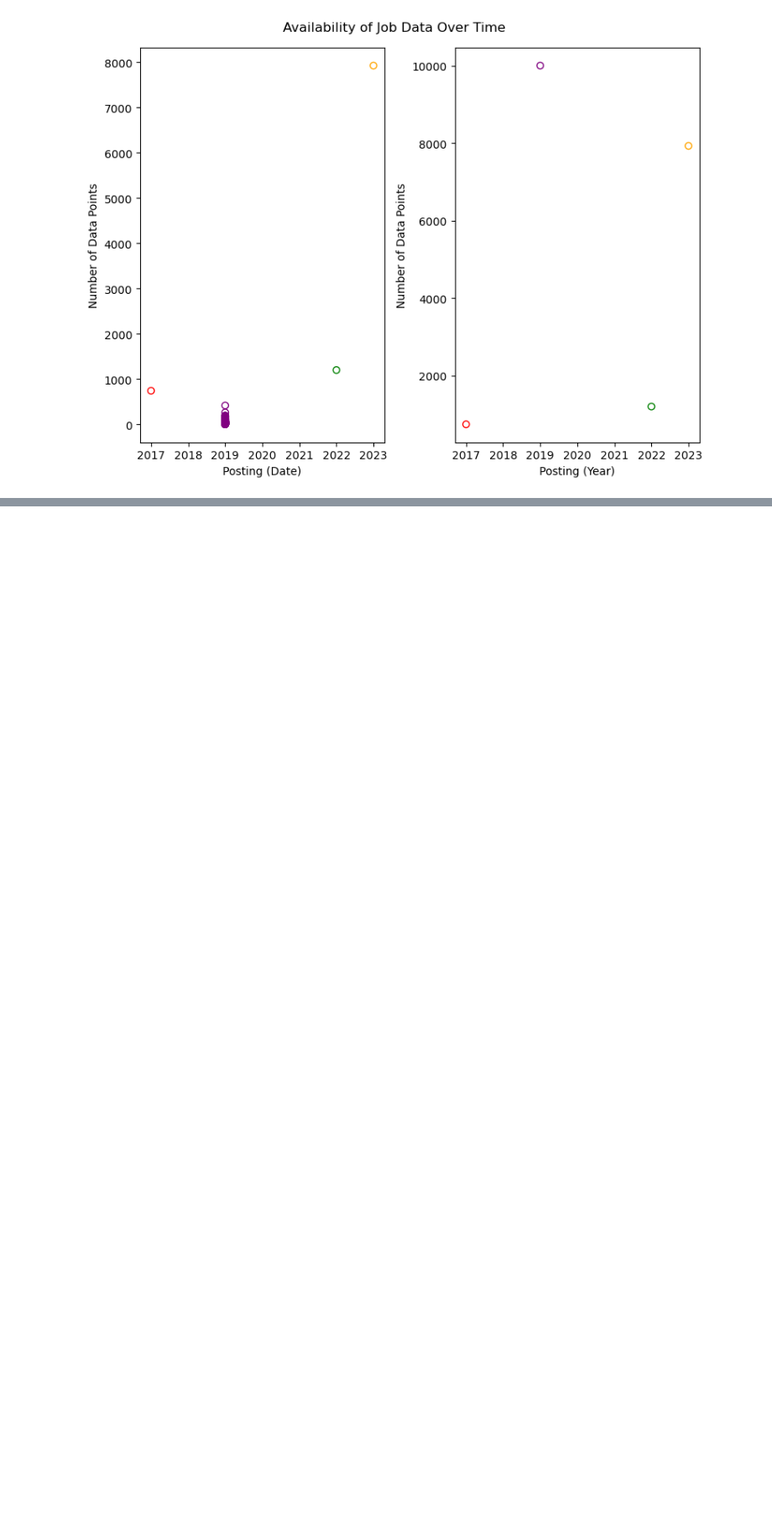
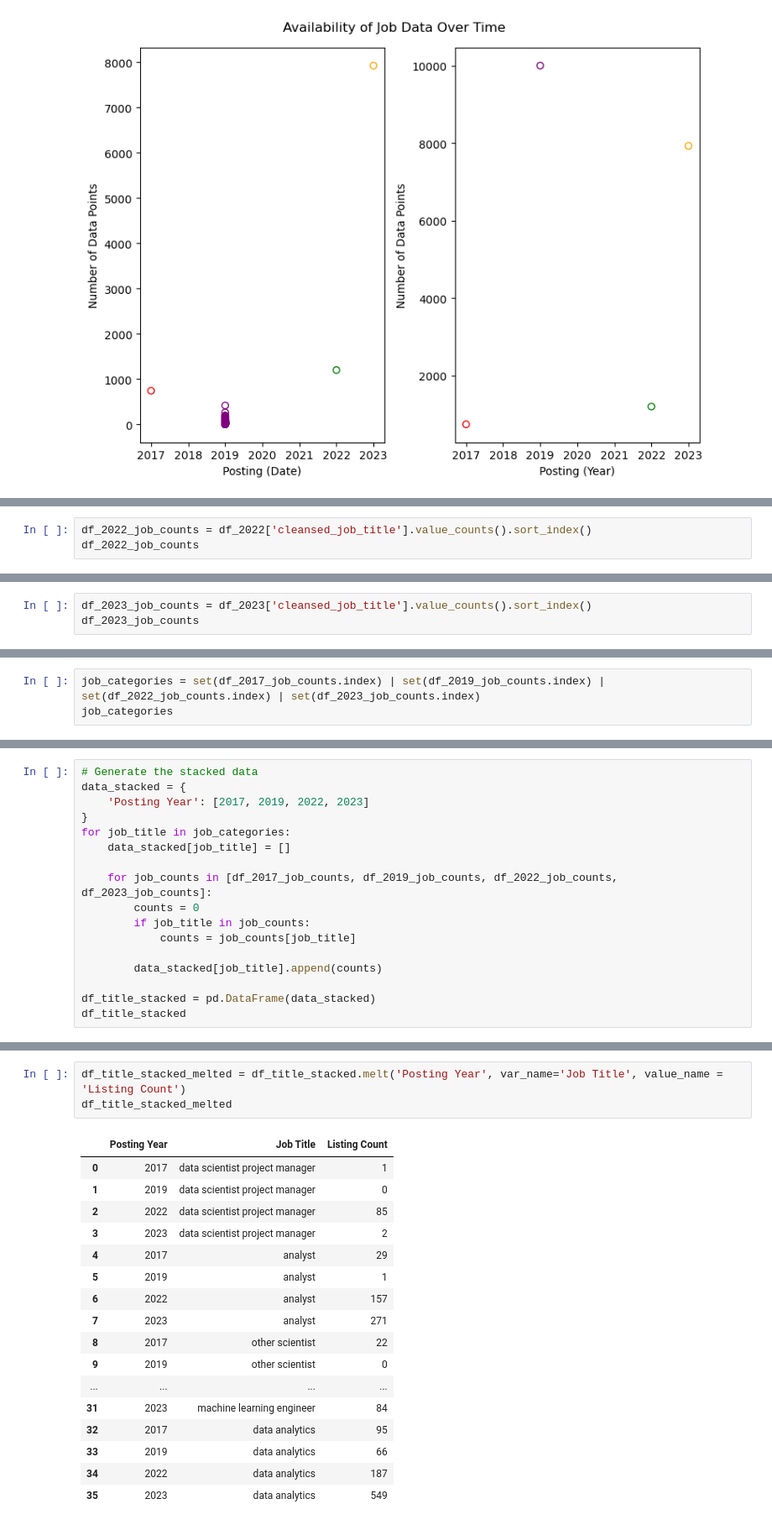
Before and after one commit to devinsuy/DataScience-Jobs-Viz, a Jupyter notebook: notebooks/python/Data Science Jobs Data/EDA_Time_Series.ipynb, the cells around one changed output, grey strips where cells are left out. Shown at 84% size. Saved outputs shown, nothing was run; the diff lists cells and outputs as text; blank space fills up the shorter version.

Commit message:
EDA on job titles over time, create stacked bar chart vizs

```diff
--- a/notebooks/python/Data Science Jobs Data/EDA_Time_Series.ipynb
+++ b/notebooks/python/Data Science Jobs Data/EDA_Time_Series.ipynb
@@ -162,0 +204,3 @@ df_2023.shape
+# %%
+df_2022_job_counts = df_2022['cleansed_job_title'].value_counts().sort_index()
+df_2022_job_counts
@@ -162,0 +218,3 @@ df_2023.shape
+# %%
+df_2023_job_counts = df_2023['cleansed_job_title'].value_counts().sort_index()
+df_2023_job_counts
@@ -162,0 +237,3 @@ df_2023.shape
+# %%
+job_categories = set(df_2017_job_counts.index) | set(df_2019_job_counts.index) | set(df_2022_job_counts.index) | set(df_2023_job_counts.index)
+job_categories
@@ -162,0 +262,17 @@ df_2023.shape
+# %%
+# Generate the stacked data
+data_stacked = {
+    'Posting Year': [2017, 2019, 2022, 2023]
+}
+for job_title in job_categories:
+    data_stacked[job_title] = []
+
+    for job_counts in [df_2017_job_counts, df_2019_job_counts, df_2022_job_counts, df_2023_job_counts]:
+        counts = 0
+        if job_title in job_counts:
+            counts = job_counts[job_title]
+
+        data_stacked[job_title].append(counts)
+
+df_title_stacked = pd.DataFrame(data_stacked)
+df_title_stacked
@@ -162,0 +287,21 @@ df_2023.shape
+# %%
+df_title_stacked_melted = df_title_stacked.melt('Posting Year', var_name='Job Title', value_name = 'Listing Count')
+df_title_stacked_melted
+# %% [output]
+|  | Posting Year | Job Title | Listing Count |
+| 0 | 2017 | data scientist project manager | 1 |
+| 1 | 2019 | data scientist project manager | 0 |
+| 2 | 2022 | data scientist project manager | 85 |
+| 3 | 2023 | data scientist project manager | 2 |
+| 4 | 2017 | analyst | 29 |
+| 5 | 2019 | analyst | 1 |
+| 6 | 2022 | analyst | 157 |
+| 7 | 2023 | analyst | 271 |
+| 8 | 2017 | other scientist | 22 |
+| 9 | 2019 | other scientist | 0 |
+| ... | ... | ... | ... |
+| 31 | 2023 | machine learning engineer | 84 |
+| 32 | 2017 | data analytics | 95 |
+| 33 | 2019 | data analytics | 66 |
+| 34 | 2022 | data analytics | 187 |
+| 35 | 2023 | data analytics | 549 |
```
Also changed, not shown: parts of 26 cells of this notebook, 1 other file.
